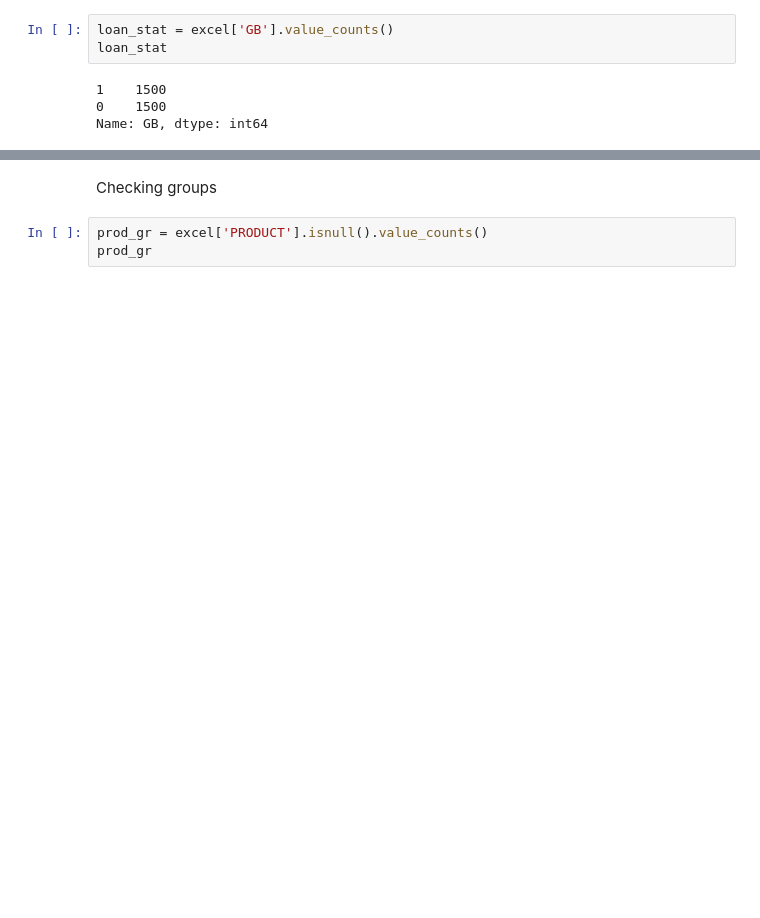
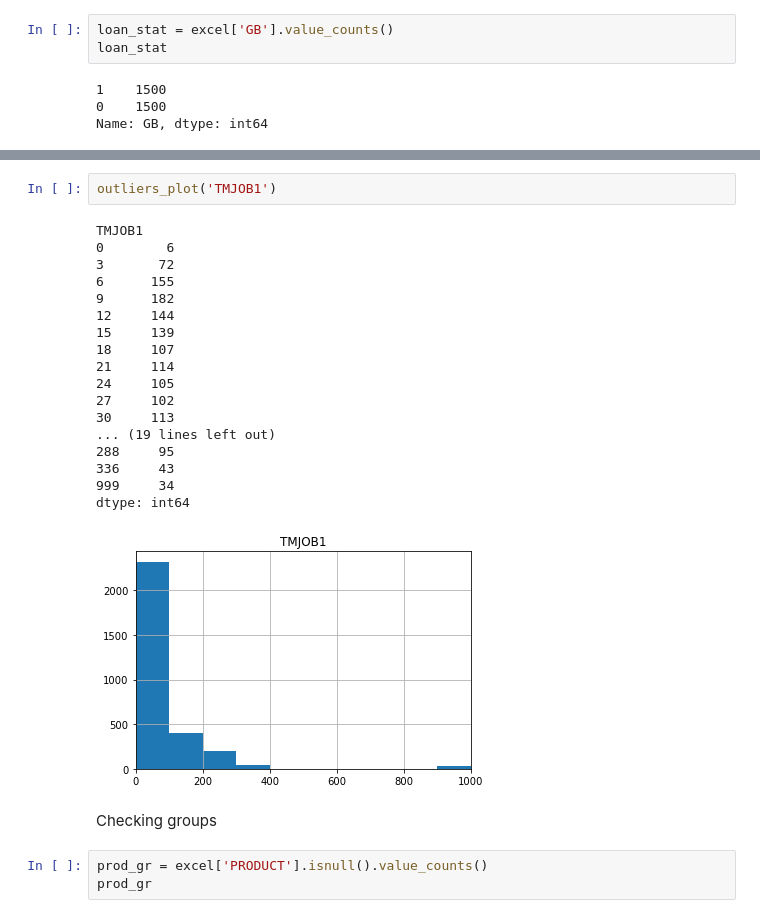
Before and after one commit to anastasiakaida/reliability-assessment, a Jupyter notebook: rel_borrower.ipynb, the cells around one changed output, grey strips where cells are left out. Saved outputs shown, nothing was run; the diff lists cells and outputs as text; blank space fills up the shorter version.

```diff
--- a/rel_borrower.ipynb
+++ b/rel_borrower.ipynb
@@ -109,3 +94,24 @@ dtype: int64
+# %%
+outliers_plot('TMJOB1')
+# %% [output]
+TMJOB1
+0        6
+3       72
+6      155
+9      182
+12     144
+15     139
+18     107
+21     114
+24     105
+27     102
+30     113
+... (19 lines left out)
+288     95
+336     43
+999     34
+dtype: int64
+[figure, added]
 # %% [markdown]
 Checking groups
 # %%
```
Also changed, not shown: parts of 13 cells of this notebook.
